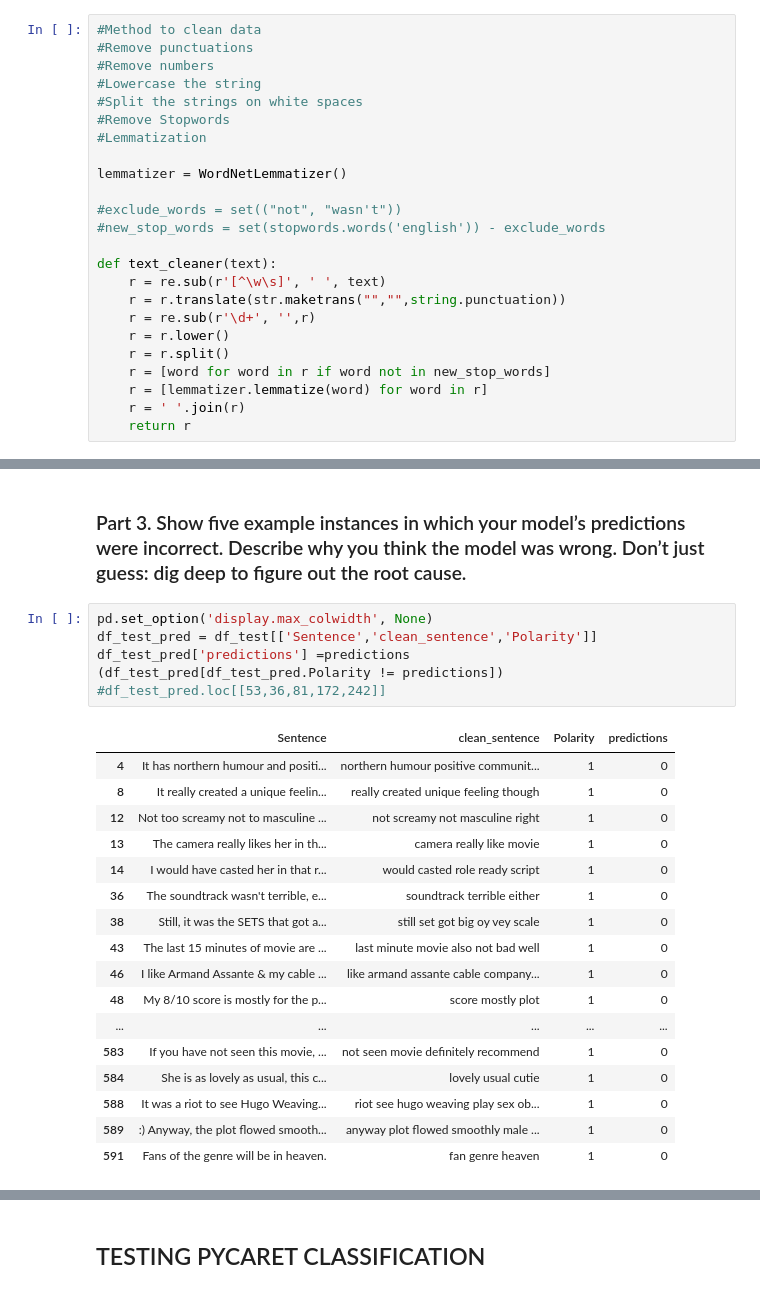
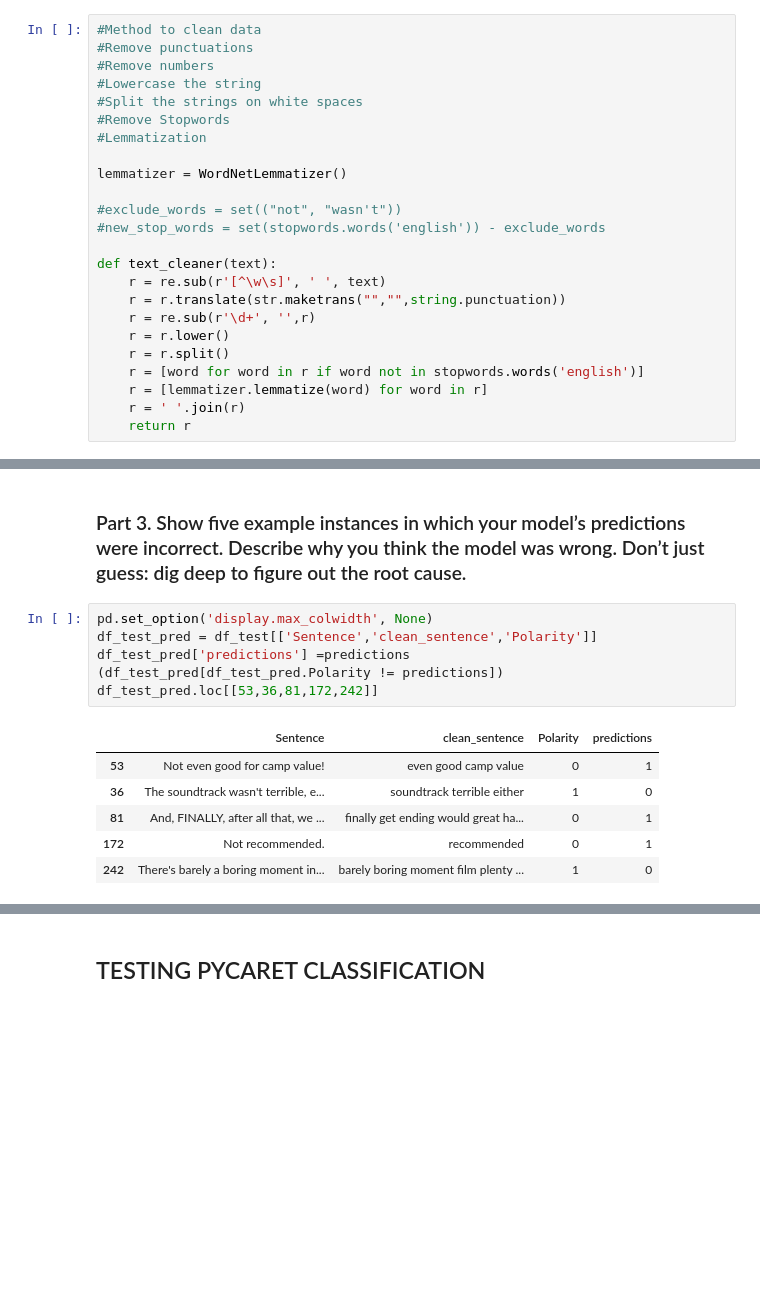
Before and after one commit to gopala-goyal/bigdata-nlp-ind, a Jupyter notebook: 22S_865.ipynb, the cells around one changed output, grey strips where cells are left out. Cells and saved outputs as stored; diff of their text form; blank space fills up the shorter version.

```diff
--- a/22S_865.ipynb
+++ b/22S_865.ipynb
@@ -186,7 +168,7 @@ def text_cleaner(text):
     r = re.sub(r'\d+', '',r)
     r = r.lower()
     r = r.split()
-    r = [word for word in r if word not in new_stop_words]
+    r = [word for word in r if word not in stopwords.words('english')]
     r = [lemmatizer.lemmatize(word) for word in r]
     r = ' '.join(r)
     return r
@@ -370,27 +358,16 @@ weighted avg       0.78      0.76      0.76       600
 # %%
 pd.set_option('display.max_colwidth', None)
 df_test_pred = df_test[['Sentence','clean_sentence','Polarity']]
 df_test_pred['predictions'] =predictions
 (df_test_pred[df_test_pred.Polarity != predictions])
-#df_test_pred.loc[[53,36,81,172,242]]
+df_test_pred.loc[[53,36,81,172,242]]
 # %% [output]
 |  | Sentence | clean_sentence | Polarity | predictions |
-| 4 | It has northern humour and positi... | northern humour positive communit... | 1 | 0 |
-| 8 | It really created a unique feelin... | really created unique feeling though | 1 | 0 |
-| 12 | Not too screamy not to masculine ... | not screamy not masculine right | 1 | 0 |
-| 13 | The camera really likes her in th... | camera really like movie | 1 | 0 |
-| 14 | I would have casted her in that r... | would casted role ready script | 1 | 0 |
+| 53 | Not even good for camp value! | even good camp value | 0 | 1 |
 | 36 | The soundtrack wasn't terrible, e... | soundtrack terrible either | 1 | 0 |
-| 38 | Still, it was the SETS that got a... | still set got big oy vey scale | 1 | 0 |
-| 43 | The last 15 minutes of movie are ... | last minute movie also not bad well | 1 | 0 |
-| 46 | I like Armand Assante & my cable ... | like armand assante cable company... | 1 | 0 |
-| 48 | My 8/10 score is mostly for the p... | score mostly plot | 1 | 0 |
-| ... | ... | ... | ... | ... |
-| 583 | If you have not seen this movie, ... | not seen movie definitely recommend | 1 | 0 |
-| 584 | She is as lovely as usual, this c... | lovely usual cutie | 1 | 0 |
-| 588 | It was a riot to see Hugo Weaving... | riot see hugo weaving play sex ob... | 1 | 0 |
-| 589 | :) Anyway, the plot flowed smooth... | anyway plot flowed smoothly male ... | 1 | 0 |
-| 591 | Fans of the genre will be in heaven. | fan genre heaven | 1 | 0 |
+| 81 | And, FINALLY, after all that, we ... | finally get ending would great ha... | 0 | 1 |
+| 172 | Not recommended. | recommended | 0 | 1 |
+| 242 | There's barely a boring moment in... | barely boring moment film plenty ... | 1 | 0 |
 # %% [markdown]
 - Out of the 600 rows in the Test Dataset, there are about 145 number of predictions that are wrongly classified by the Logistic Regression Model.
 - Looking at the examples, we can see that the model was trained in such a way that it categorized a few words like 'good', 'great', 'recommended' as positive words and positive instances and therefore classfied/Predicted it with a Polarity of 1
```
Also changed, not shown: parts of 15 cells of this notebook.
